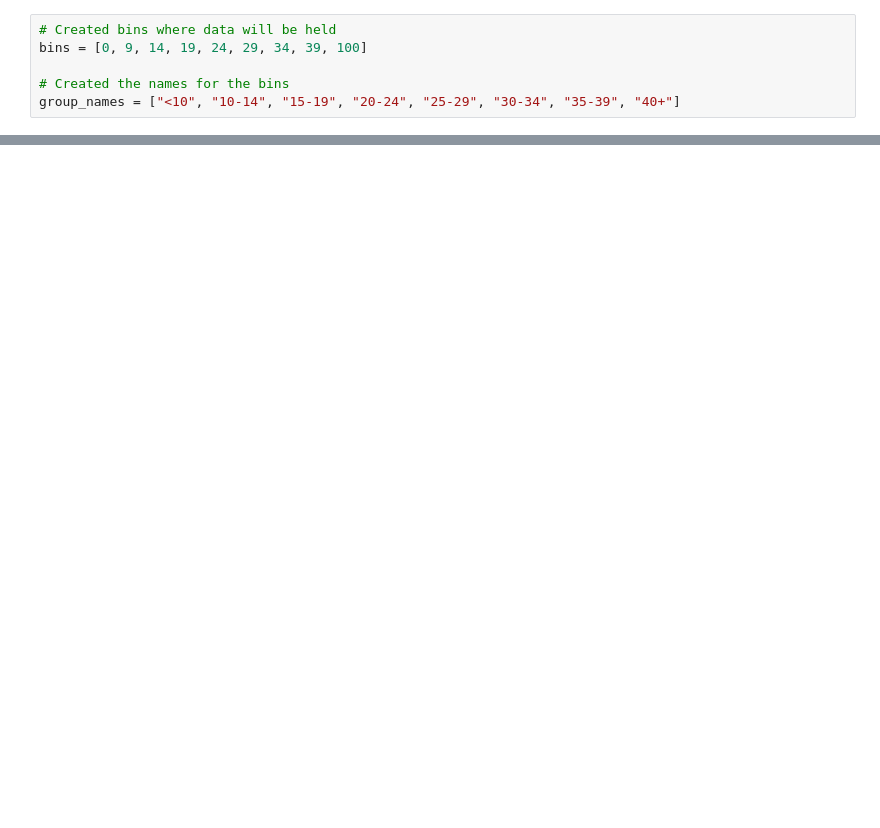
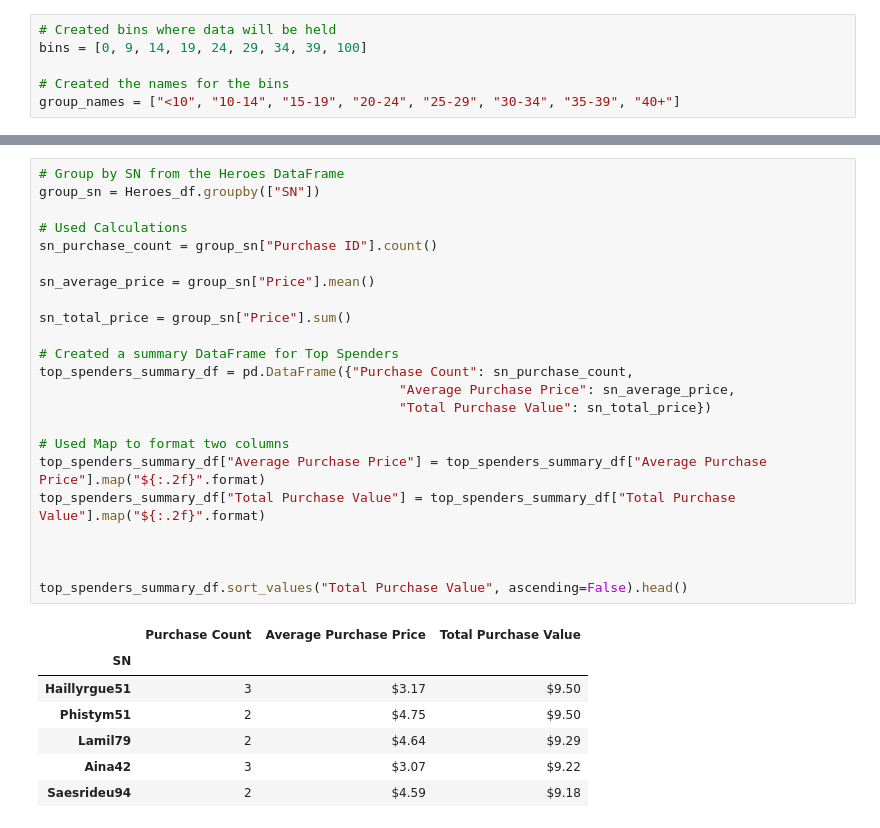
Before and after one commit to EdwinVargas22/UCI-Edwin-Vargas-Homework, a Jupyter notebook: 04-Pandas-Challenge/HeroesOfPymoli/Script.ipynb, the cells around one changed output, grey strips where cells are left out. Drawn from its saved outputs; the diff is of its cells as text; blank space fills up the shorter version.

```diff
--- a/04-Pandas-Challenge/HeroesOfPymoli/Script.ipynb
+++ b/04-Pandas-Challenge/HeroesOfPymoli/Script.ipynb
@@ -167,0 +212,31 @@ See the caveats in the documentation: https://pandas.pydata.org/pandas-docs/stab
+# %%
+# Group by SN from the Heroes DataFrame
+group_sn = Heroes_df.groupby(["SN"])
+
+# Used Calculations
+sn_purchase_count = group_sn["Purchase ID"].count()
+
+sn_average_price = group_sn["Price"].mean()
+
+sn_total_price = group_sn["Price"].sum()
+
+# Created a summary DataFrame for Top Spenders
+top_spenders_summary_df = pd.DataFrame({"Purchase Count": sn_purchase_count,
+                                              "Average Purchase Price": sn_average_price,
+                                              "Total Purchase Value": sn_total_price})
+
+# Used Map to format two columns
+top_spenders_summary_df["Average Purchase Price"] = top_spenders_summary_df["Average Purchase Price"].map("${:.2f}".format)
+top_spenders_summary_df["Total Purchase Value"] = top_spenders_summary_df["Total Purchase Value"].map("${:.2f}".format)
+
+
+
+top_spenders_summary_df.sort_values("Total Purchase Value", ascending=False).head()
+# %% [output]
+|  | Purchase Count | Average Purchase Price | Total Purchase Value |
+| SN |  |  |  |
+| Haillyrgue51 | 3 | $3.17 | $9.50 |
+| Phistym51 | 2 | $4.75 | $9.50 |
+| Lamil79 | 2 | $4.64 | $9.29 |
+| Aina42 | 3 | $3.07 | $9.22 |
+| Saesrideu94 | 2 | $4.59 | $9.18 |
```
Also changed, not shown: parts of 10 cells of this notebook, 1 other file.
